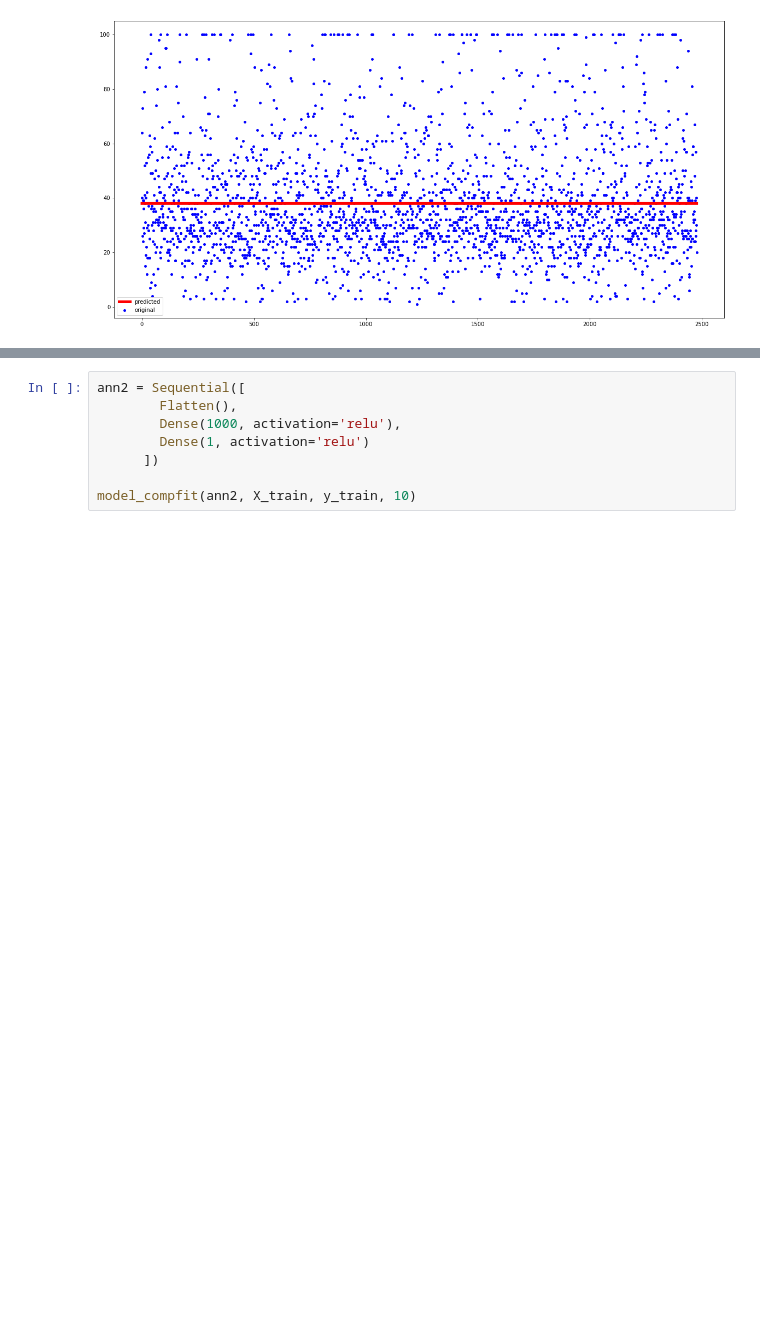
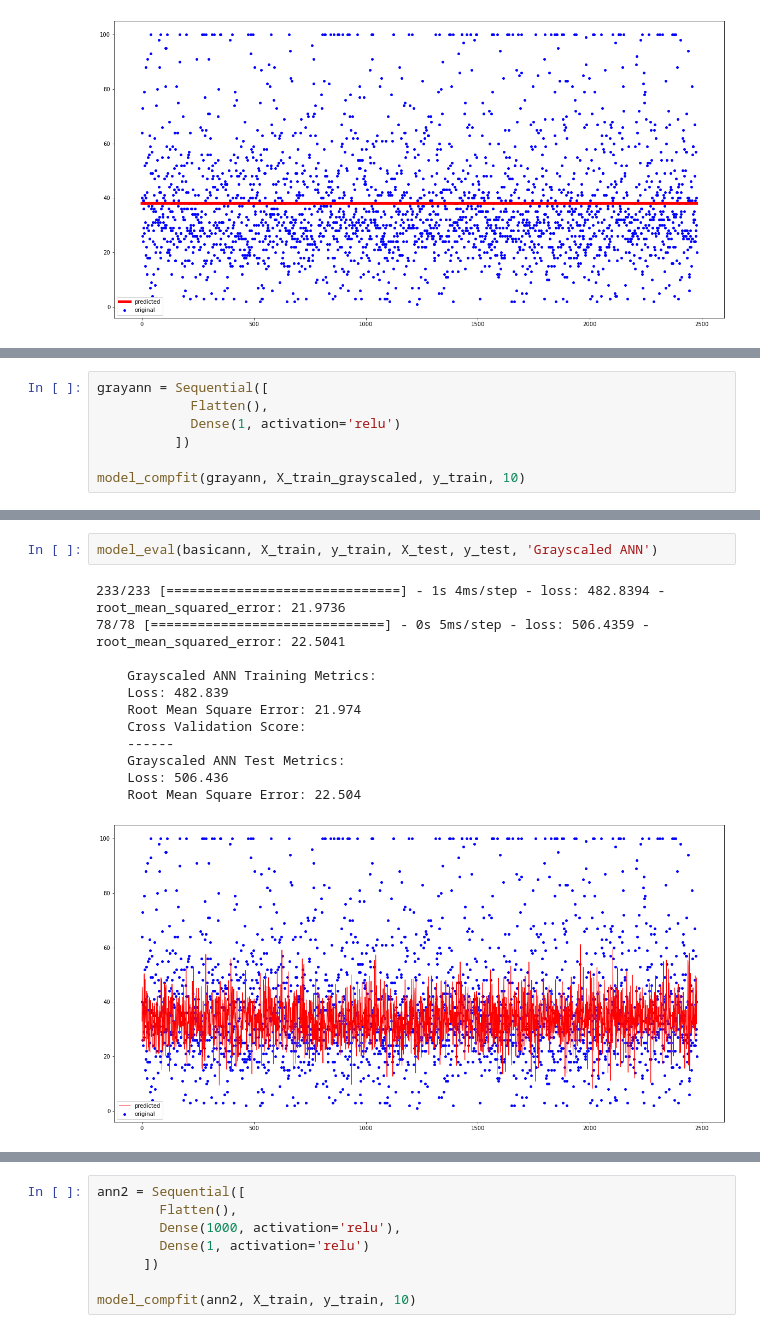
Before and after one commit to stevenaddison/Pet-Pawpularity, a Jupyter notebook: StevenNotebook.ipynb, the cells around one changed output, grey strips where cells are left out. Cells and saved outputs as stored; diff of their text form; blank space fills up the shorter version.

```diff
--- a/StevenNotebook.ipynb
+++ b/StevenNotebook.ipynb
@@ -253,0 +314,7 @@ model_eval(ann1, X_train, y_train, X_test, y_test, 'First ANN')
+# %%
+grayann = Sequential([
+            Flatten(),
+            Dense(1, activation='relu')
+          ])
+
+model_compfit(grayann, X_train_grayscaled, y_train, 10)
@@ -253,0 +342,15 @@ model_eval(ann1, X_train, y_train, X_test, y_test, 'First ANN')
+# %%
+model_eval(basicann, X_train, y_train, X_test, y_test, 'Grayscaled ANN')
+# %% [output]
+233/233 [==============================] - 1s 4ms/step - loss: 482.8394 - root_mean_squared_error: 21.9736
+78/78 [==============================] - 0s 5ms/step - loss: 506.4359 - root_mean_squared_error: 22.5041
+
+    Grayscaled ANN Training Metrics:
+    Loss: 482.839
+    Root Mean Square Error: 21.974
+    Cross Validation Score:
+    ------
+    Grayscaled ANN Test Metrics:
+    Loss: 506.436
+    Root Mean Square Error: 22.504
+[figure, added]
```
Also changed, not shown: parts of 39 cells of this notebook.
